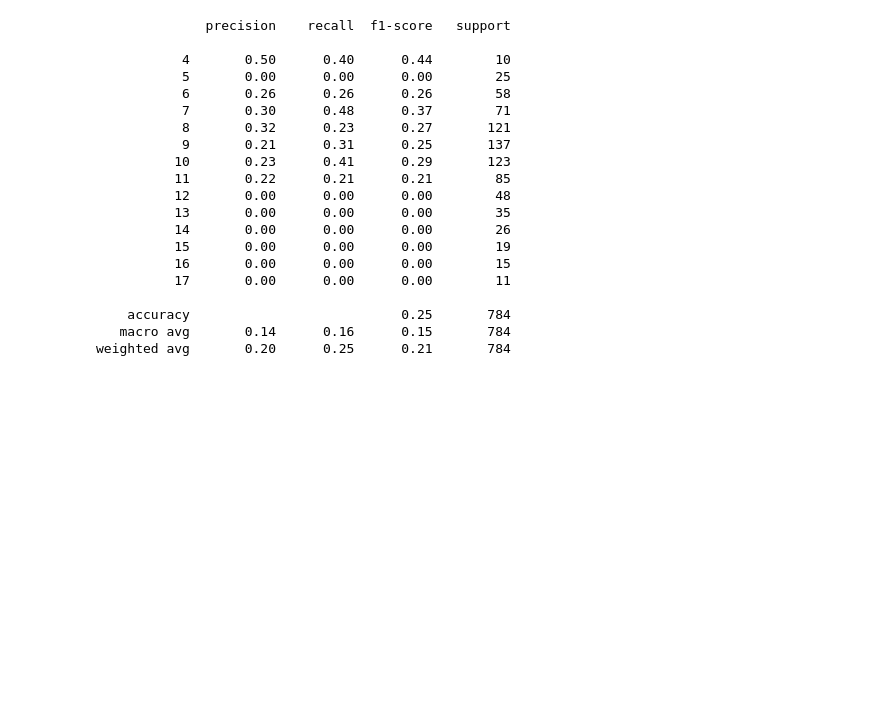
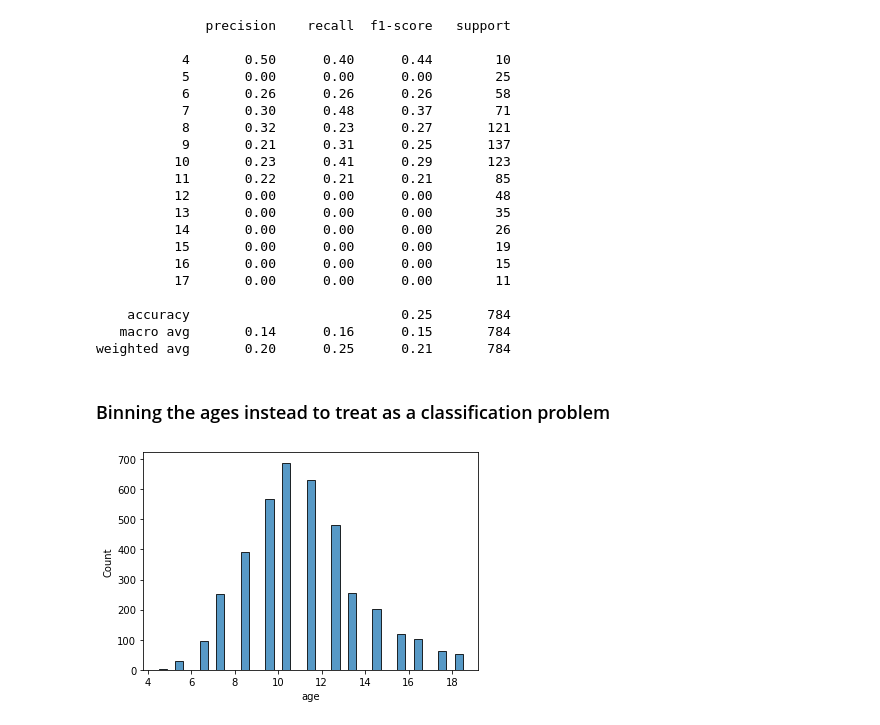
Before and after one commit to JennyArbo/Homework, a Jupyter notebook: Individual_Homework/Week_17/Week_17_Homework-functions.ipynb, the cells around one changed output. Drawn from its saved outputs; the diff is of its cells as text; code cells hidden in the pictures; blank space fills up the shorter version.

Commit message:
a few updates for classification

```diff
--- a/Individual_Homework/Week_17/Week_17_Homework-functions.ipynb
+++ b/Individual_Homework/Week_17/Week_17_Homework-functions.ipynb
@@ -793,3 +798,13 @@ print(report)
     accuracy                           0.25       784
    macro avg       0.14      0.16      0.15       784
 weighted avg       0.20      0.25      0.21       784
+# %% [markdown]
+### Binning the ages instead to treat as a classification problem
+# %%
+sns.histplot(data=outlier_removed_df, x=outlier_removed_df['age'])
+plt.show()
+
+#Plotting the ages of the abalone with outliers (z-score of > 2.5) removed. Range is now effectively
+#about 4-19 years old.
+# %% [output]
+[figure, added]
```
Also changed, not shown: parts of 35 cells of this notebook.
